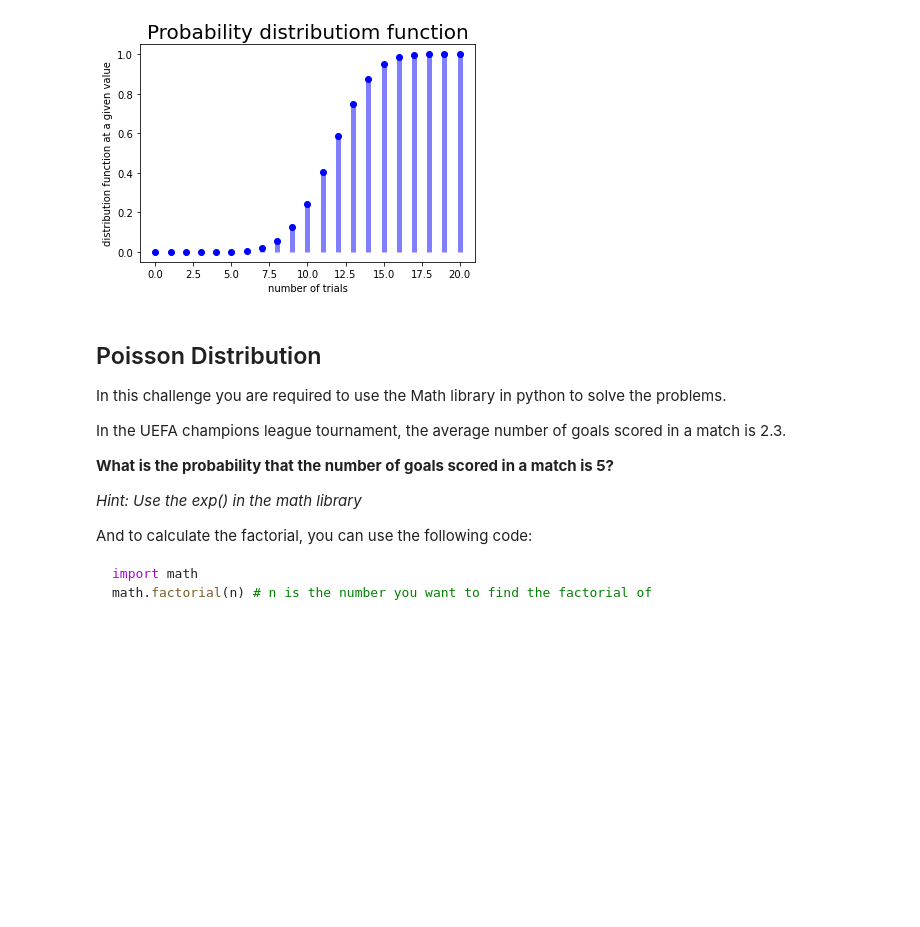
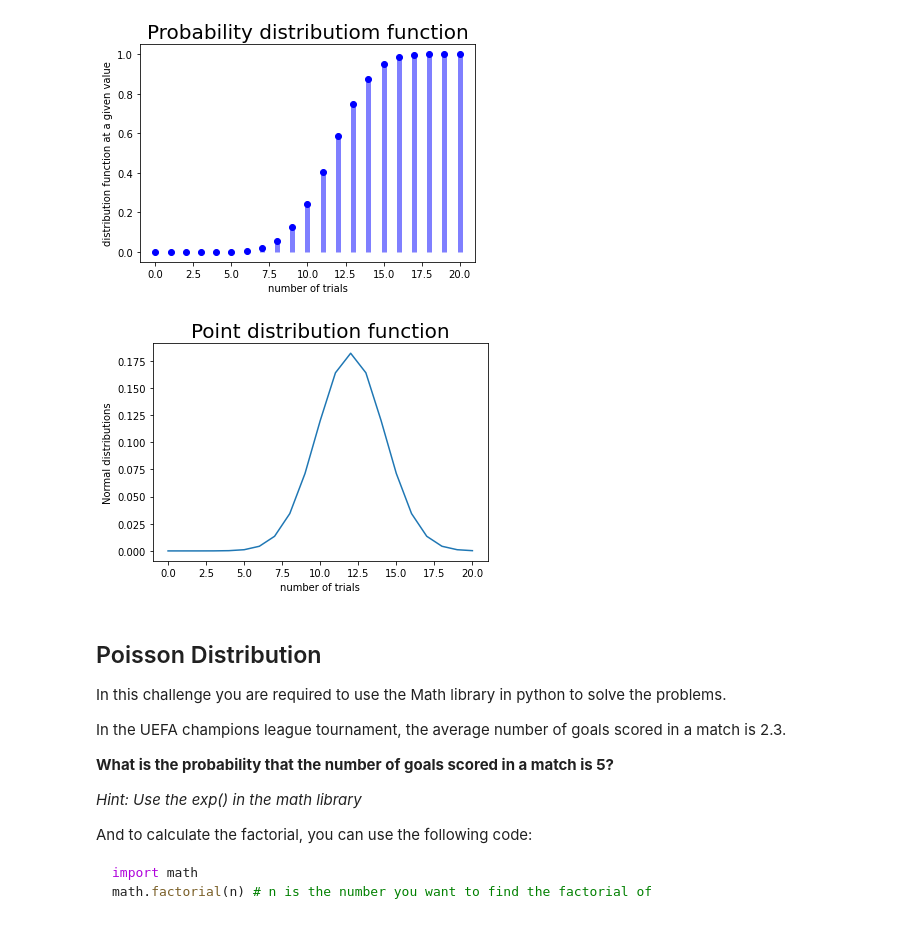
Before and after one commit to Ironhack-Data-Madrid-Marzo-2021/lab-discrete-probability-distribution, a Jupyter notebook: your-code/main.ipynb, the cells around one changed output. Saved outputs shown, nothing was run; the diff lists cells and outputs as text; code cells hidden in the pictures; blank space fills up the shorter version.

```diff
--- a/your-code/main.ipynb
+++ b/your-code/main.ipynb
@@ -107,3 +111,18 @@ plt.show()
+# %%
+my_normal = norm(loc=my_binomial.mean(), scale=my_binomial.std())
+# %%
+x = np.arange(0,21)
+y = my_normal.pdf(x)
+
+fig, ax = plt.subplots(1, 1)
+ax.plot(x, y)
+
+plt.title('Point distribution function', size=20)
+plt.xlabel('number of trials')
+plt.ylabel('Normal distributions')
+plt.show()
+# %% [output]
+[figure, added]
 # %% [markdown]
 ## Poisson Distribution
 
```
Also changed, not shown: parts of 2 cells of this notebook.
